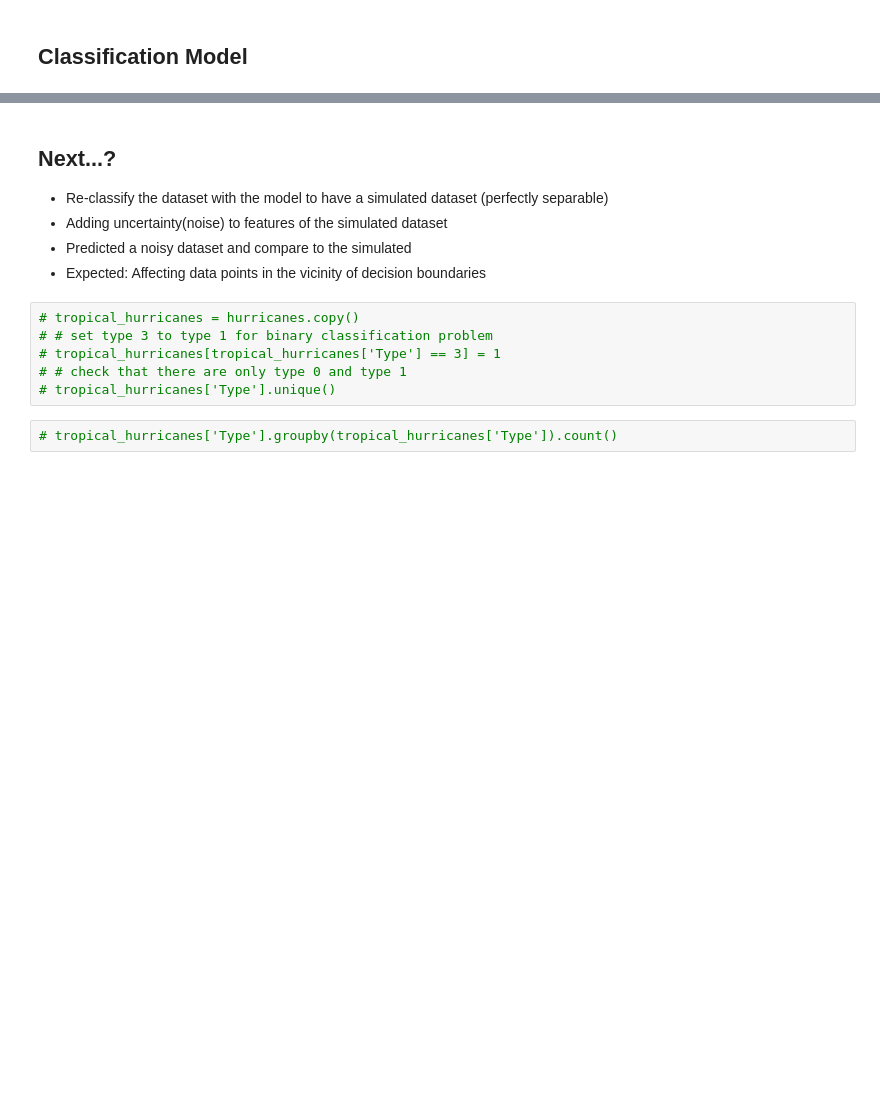
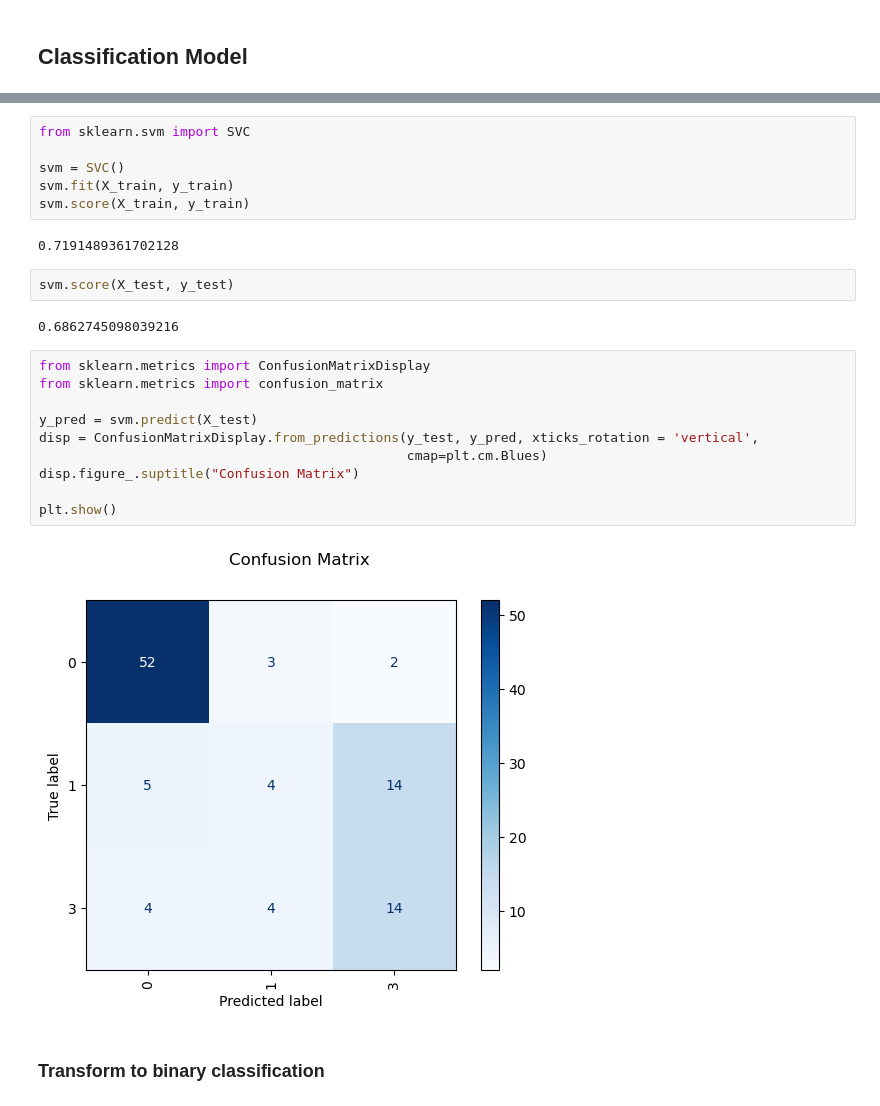
Before and after one commit to jeepchinnawat/edumat-book, a Jupyter notebook: book/hurricanes.ipynb, the cells around one changed output, grey strips where cells are left out. Cells and saved outputs as stored; diff of their text form; blank space fills up the shorter version.

Commit message:
hurricanes: outlined topics

```diff
--- a/book/hurricanes.ipynb
+++ b/book/hurricanes.ipynb
@@ -154,14 +149,26 @@ X_train, X_test, y_train, y_test = \
-# %% [markdown]
-## Next...?
-- Re-classify the dataset with the model to have a simulated dataset (perfectly separable)
-- Adding uncertainty(noise) to features of the simulated dataset
-- Predicted a noisy dataset and compare to the simulated
-- Expected: Affecting data points in the vicinity of decision boundaries
-# %%
-# tropical_hurricanes = hurricanes.copy()
-# # set type 3 to type 1 for binary classification problem
-# tropical_hurricanes[tropical_hurricanes['Type'] == 3] = 1
-# # check that there are only type 0 and type 1
-# tropical_hurricanes['Type'].unique()
-# %%
-# tropical_hurricanes['Type'].groupby(tropical_hurricanes['Type']).count()
+# %%
+from sklearn.svm import SVC
+
+svm = SVC()
+svm.fit(X_train, y_train)
+svm.score(X_train, y_train)
+# %% [output]
+0.7191489361702128
+# %%
+svm.score(X_test, y_test)
+# %% [output]
+0.6862745098039216
+# %%
+from sklearn.metrics import ConfusionMatrixDisplay
+from sklearn.metrics import confusion_matrix
+
+y_pred = svm.predict(X_test)
+disp = ConfusionMatrixDisplay.from_predictions(y_test, y_pred, xticks_rotation = 'vertical',
+                                               cmap=plt.cm.Blues)
+disp.figure_.suptitle("Confusion Matrix")
+
+plt.show()
+# %% [output]
+[figure, added]
+# %% [markdown]
+### Transform to binary classification
```
Also changed, not shown: parts of 21 cells of this notebook, 3 other files.
